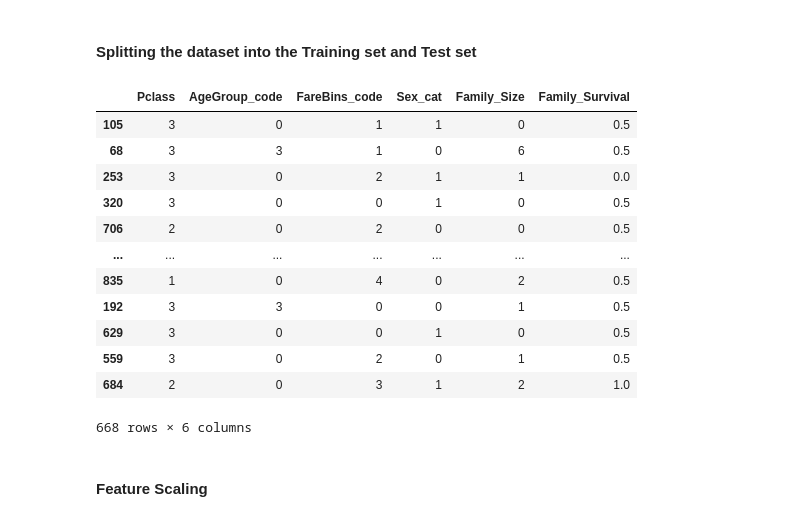
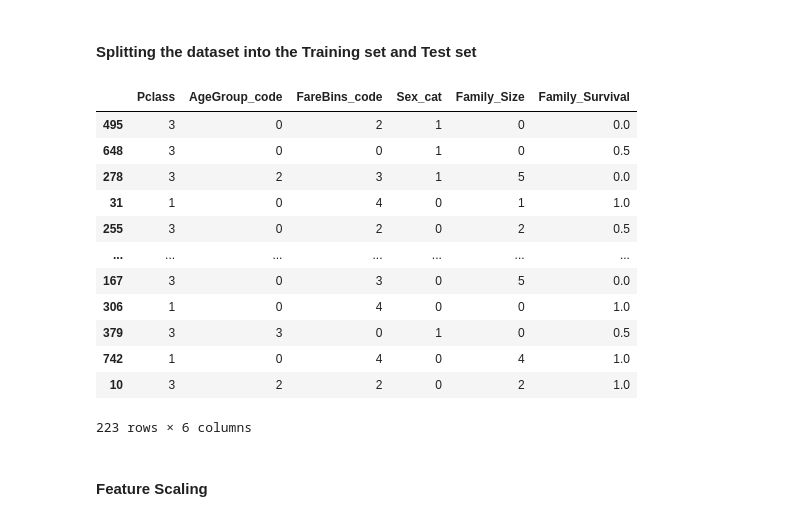
Before and after one commit to NoamRI/Titanic-Kaggle-Competiton, a Jupyter notebook: titanic.ipynb, the cells around one changed output. Saved outputs shown, nothing was run; the diff lists cells and outputs as text; code cells hidden in the pictures.

```diff
--- a/titanic.ipynb
+++ b/titanic.ipynb
@@ -572,22 +572,22 @@ array([0, 1, 1, 1, 0])
 # %%
 from sklearn.model_selection import train_test_split
 X_train, X_test, y_train, y_test = train_test_split(X, y, test_size = 0.25, random_state = 0)
-# %%
-X_train
-# %% [output]
-|  | Pclass | AgeGroup_code | FareBins_code | Sex_cat | Family_Size | Family_Survival |
-| 105 | 3 | 0 | 1 | 1 | 0 | 0.5 |
-| 68 | 3 | 3 | 1 | 0 | 6 | 0.5 |
-| 253 | 3 | 0 | 2 | 1 | 1 | 0.0 |
-| 320 | 3 | 0 | 0 | 1 | 0 | 0.5 |
-| 706 | 2 | 0 | 2 | 0 | 0 | 0.5 |
-| ... | ... | ... | ... | ... | ... | ... |
-| 835 | 1 | 0 | 4 | 0 | 2 | 0.5 |
-| 192 | 3 | 3 | 0 | 0 | 1 | 0.5 |
-| 629 | 3 | 0 | 0 | 1 | 0 | 0.5 |
-| 559 | 3 | 0 | 2 | 0 | 1 | 0.5 |
-| 684 | 2 | 0 | 3 | 1 | 2 | 1.0 |
-668 rows × 6 columns
+# %%
+X_test
+# %% [output]
+|  | Pclass | AgeGroup_code | FareBins_code | Sex_cat | Family_Size | Family_Survival |
+| 495 | 3 | 0 | 2 | 1 | 0 | 0.0 |
+| 648 | 3 | 0 | 0 | 1 | 0 | 0.5 |
+| 278 | 3 | 2 | 3 | 1 | 5 | 0.0 |
+| 31 | 1 | 0 | 4 | 0 | 1 | 1.0 |
+| 255 | 3 | 0 | 2 | 0 | 2 | 0.5 |
+| ... | ... | ... | ... | ... | ... | ... |
+| 167 | 3 | 0 | 3 | 0 | 5 | 0.0 |
+| 306 | 1 | 0 | 4 | 0 | 0 | 1.0 |
+| 379 | 3 | 3 | 0 | 1 | 0 | 0.5 |
+| 742 | 1 | 0 | 4 | 0 | 4 | 1.0 |
+| 10 | 3 | 2 | 2 | 0 | 2 | 1.0 |
+223 rows × 6 columns
 # %% [markdown]
 #### Feature Scaling
 # %%
```
Also changed, not shown: parts of 24 cells of this notebook.
